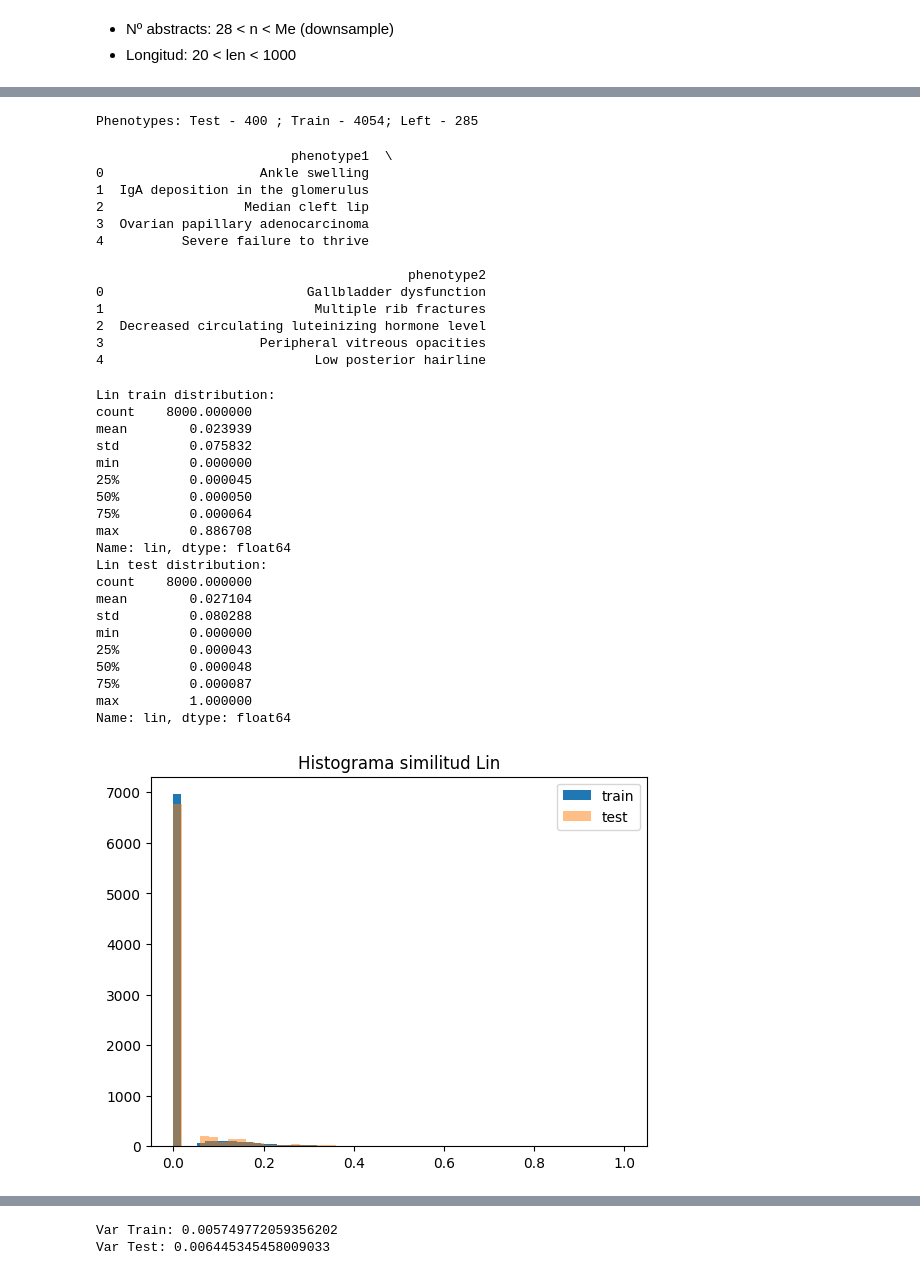
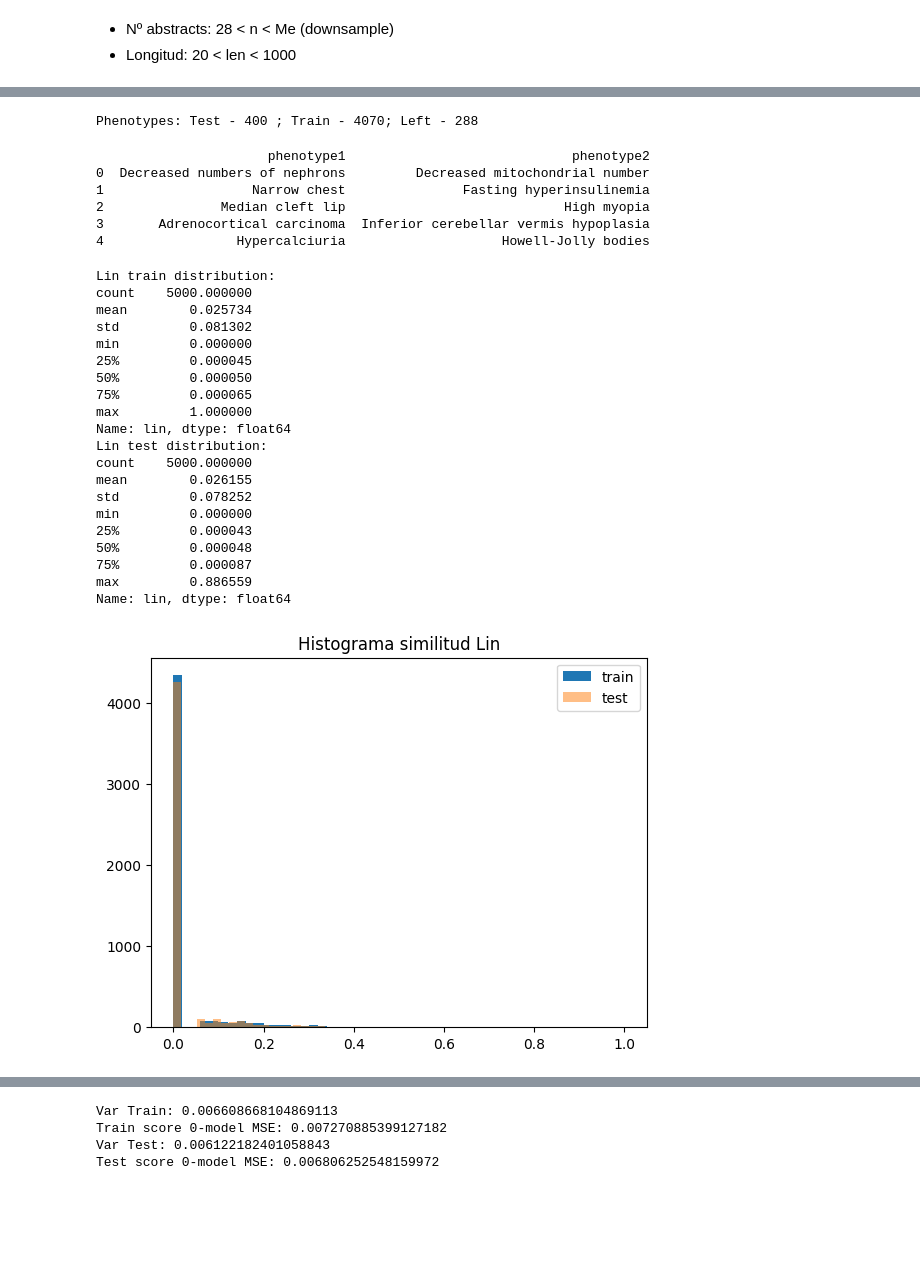
Before and after one commit to DgoMndez/DL-patogen-colab-DIIC, a Jupyter notebook: src/preprocessing/abstracts-sda.ipynb, the cells around one changed output, grey strips where cells are left out. Cells and saved outputs as stored; diff of their text form; code cells hidden in the pictures; blank space fills up the shorter version.

```diff
--- a/src/preprocessing/abstracts-sda.ipynb
+++ b/src/preprocessing/abstracts-sda.ipynb
@@ -54,8 +54,8 @@ from sklearn.utils import resample
 # %%
 # 1. Load abstracts and index data
 
-NAME_ABSTRACTS = "abstracts-13-05-clean"
-NAME_INDEX = "index-13-05-clean"
+NAME_ABSTRACTS = "abstracts-22-05-clean"
+NAME_INDEX = "index-22-05-clean"
 NAME_PHEN = "phenotypes_nz_10"
 
 PATH_ABSTRACTS_CSV = PATH_ABSTRACTS + '/' + NAME_ABSTRACTS + ".csv"
@@ -139,6 +139,7 @@ for p in percentiles:
 # Abstract length density
 
 import seaborn as sns
+import matplotlib.pyplot as plt
 
 sns.kdeplot(dfPapers['length'])
 mean = dfPapers['length'].mean()
@@ -147,11 +148,17 @@ max_ = dfPapers['length'].max()
 min_ = dfPapers['length'].min()
 
 print(f"Mean: {mean:.2f}, Std: {std:.2f}, Max: {max_}, Min: {min_}")
-percentiles = range(10, 100, 10)
+percentiles = np.linspace(0, 20, 200)
+v = []
 for p in percentiles:
     q = p/100
     y = (dfPapers['length'].quantile(q))
-    print(f"Percentile {p}%: {y:.2f}")
+    v.append(y)
+
+plt.show()
+
+plt.plot(percentiles,v, '-*')
+plt.show()
 
 # Upper length limit:
 # %% [output]
@@ -203,10 +247,10 @@ Count: 2278506, 99.37%
 * Nº abstracts: 28 < n < Me (downsample)
 * Longitud: 20 < len < 1000
 # %%
-# Percentil 95 para longitud de abstracts
+# Percentil 99.9 para longitud de abstracts
 pl = 0.025
-pu = 0.95
-lb = 20
+pu = 0.99905
+lb = 25
 ub = int(dfPapers['length'].quantile(pu))
 print(f"LB: {lb}")
 print(f"UB: Percentile {100*pu}% abstract length: {ub}")
@@ -382,7 +426,7 @@ dfIndexTrain = getIndex(dfAbstractsTrain)
 left = dfIndexClean.shape[0] - dfIndexTrain.shape[0]
 print(f"Phenotypes: Test - {testPhen.shape[0]} ; Train - {dfIndexTrain.shape[0]}; Left - {left}")
 # %% [output]
-Phenotypes: Test - 400 ; Train - 4054; Left - 285
+Phenotypes: Test - 400 ; Train - 4070; Left - 288
 # %%
 # 6. Save data
 import datetime
@@ -453,27 +500,20 @@ def random_combinations(iterable, k, size):
 
 # Example
 k = 2
-size = 8000
+size = 5000
 l = random_combinations(dfIndexTrain['phenotypeName'], k, size)
 df = pd.DataFrame(l, columns=['phenotype'+str(i) for i in range(1,k+1)])
 print(df.head())
 # %% [output]
-                         phenotype1  \
-0                    Ankle swelling
-1  IgA deposition in the glomerulus
-2                  Median cleft lip
-3  Ovarian papillary adenocarcinoma
-4          Severe failure to thrive
-
-                                        phenotype2
-0                          Gallbladder dysfunction
-1                           Multiple rib fractures
-2  Decreased circulating luteinizing hormone level
-3                    Peripheral vitreous opacities
-4                           Low posterior hairline
+                      phenotype1                             phenotype2
+0  Decreased numbers of nephrons         Decreased mitochondrial number
+1                   Narrow chest               Fasting hyperinsulinemia
+2               Median cleft lip                            High myopia
+3       Adrenocortical carcinoma  Inferior cerebellar vermis hypoplasia
+4                 Hypercalciuria                    Howell-Jolly bodies
 # %%
 k = 2
-size = 8000
+size = 5000
 
 lTrain = list(random_combinations(dfIndexTrain['phenotypeName'], k, size))
 lTrain1, lTrain2 = zip(*lTrain)
@@ -498,8 +538,10 @@ for i in range(size):
 dfTest = pd.DataFrame({'phenotype1': lTest1, 'phenotype2': lTest2, 'lin': goldTest})
 dfTest.to_csv(PATH_EVALUATION + '/test_pairs-' + s + '.csv', sep='\t', index=False)
 # %%
+import scipy
+
 SAVED=True
-s='21-05'
+s='31-05'
 if SAVED:
     dfTrain = pd.read_csv(PATH_EVALUATION + '/train_pairs-' + s + '.csv', sep='\t', low_memory=False, na_values=['', nan])
     dfTest = pd.read_csv(PATH_EVALUATION + '/test_pairs-' + s + '.csv', sep='\t', low_memory=False, na_values=['', nan])
@@ -517,40 +559,42 @@ plt.hist(dfTrain['lin'], bins=50, label='train')
 plt.hist(dfTest['lin'], bins=50, label='test', alpha=0.5)
 plt.legend()
 plt.title('Histograma similitud Lin')
 plt.show()
 
 import seaborn as sns
 
 sns.kdeplot(dfTrain['lin'], label='goldTrain')
 sns.kdeplot(dfTest['lin'], label='goldTest')
 
 # Añadir leyenda
 plt.legend()
 
 # Mostrar el gráfico
 plt.show()
 
 print("Var Train:", np.var(dfTrain['lin']))
+print("Train score 0-model MSE:", np.mean(dfTrain['lin'].apply(lambda x : x*x)))
 print("Var Test:", np.var(dfTest['lin']))
+print("Test score 0-model MSE:", np.mean(dfTest['lin'].apply(lambda x : x*x)))
 # %% [output]
 Lin train distribution:
-count    8000.000000
-mean        0.023939
-std         0.075832
+count    5000.000000
+mean        0.025734
+std         0.081302
 min         0.000000
 25%         0.000045
 50%         0.000050
-75%         0.000064
-max         0.886708
+75%         0.000065
+max         1.000000
 Name: lin, dtype: float64
 Lin test distribution:
-count    8000.000000
-mean        0.027104
-std         0.080288
+count    5000.000000
+mean        0.026155
+std         0.078252
 min         0.000000
 25%         0.000043
 50%         0.000048
 75%         0.000087
-max         1.000000
+max         0.886559
 Name: lin, dtype: float64
-[figure, old version]
+[figure, new version]
@@ -558,2 +602,4 @@ Name: lin, dtype: float64
-Var Train: 0.005749772059356202
-Var Test: 0.006445345458009033
+Var Train: 0.006608668104869113
+Train score 0-model MSE: 0.007270885399127182
+Var Test: 0.006122182401058843
+Test score 0-model MSE: 0.006806252548159972
```
Also changed, not shown: parts of 26 cells of this notebook, 1 other file.
